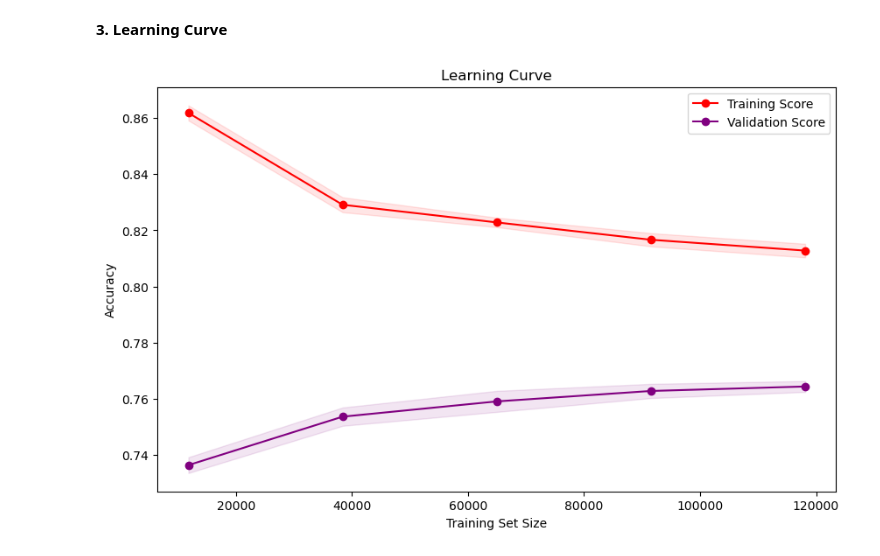
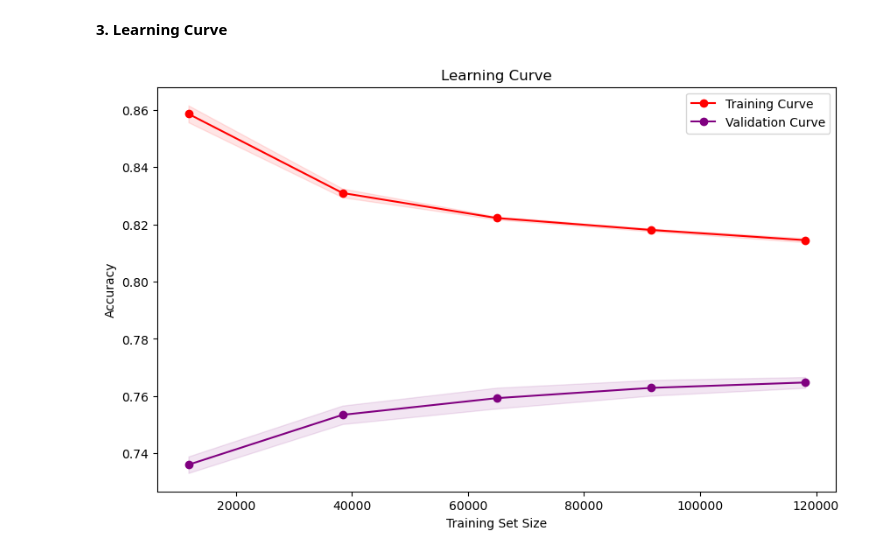
Before and after one commit to ChristinaDiam/Deep_Learning_for_NLP, a Jupyter notebook: Project_1.ipynb, the cells around one changed output. Drawn from its saved outputs; the diff is of its cells as text; code cells hidden in the pictures.

Commit message:
better accuracy with hyperparameters and plots

```diff
--- a/Project_1.ipynb
+++ b/Project_1.ipynb
@@ -474,7 +474,7 @@ print(X_test)
 First create *Logistic Regression* model
 # %%
 # Create Logistic Regression model
-model = LogisticRegression()
+model = LogisticRegression(C=0.9, solver='liblinear')
 # %% [markdown]
 Train the model, using training set
 # %%
@@ -553,23 +553,23 @@ plt.show()
 # %%
 # Calculate learning curve
 train_sizes, train_scores, val_scores = learning_curve(model, X_train, y_train, cv=5, scoring="accuracy")
 
 # Calculate mean and dispersion
 train_mean = np.mean(train_scores, axis=1)
 train_std = np.std(train_scores, axis=1)
 val_mean = np.mean(val_scores, axis=1)
 val_std = np.std(val_scores, axis=1)
 
 # Plot Learning Curve
 plt.figure(figsize=(10,6))
-plt.plot(train_sizes, train_mean, "o-", color="r", label="Training Score")
-plt.plot(train_sizes, val_mean, "o-", color="purple", label="Validation Score")
+plt.plot(train_sizes, train_mean, "o-", color="r", label="Training Curve")
+plt.plot(train_sizes, val_mean, "o-", color="purple", label="Validation Curve")
 plt.fill_between(train_sizes, train_mean - train_std, train_mean + train_std, color="r", alpha=0.1)
 plt.fill_between(train_sizes, val_mean - val_std, val_mean + val_std, color="purple", alpha=0.1)
 plt.xlabel("Training Set Size")
 plt.ylabel("Accuracy")
 plt.title("Learning Curve")
 plt.legend(loc="best")
 plt.show()
 # %% [output]
-[figure, old version]
+[figure, new version]
```
Also changed, not shown: parts of 7 cells of this notebook.
